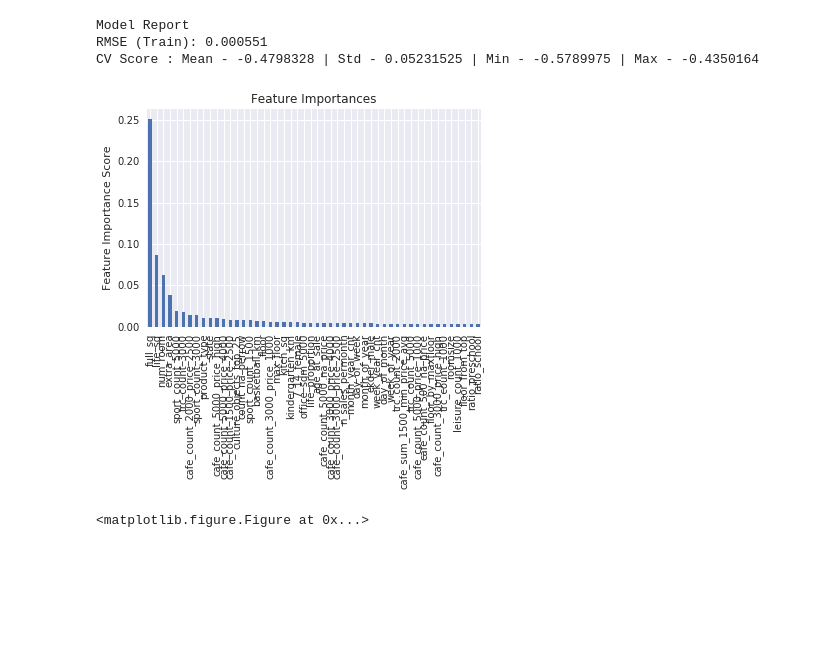
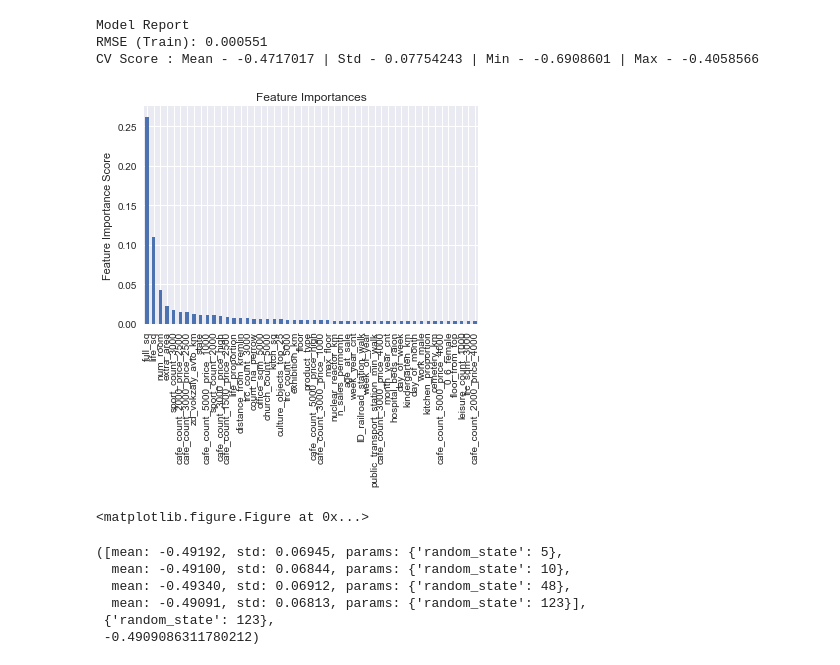
Before and after one commit to JCreeks/SyberbankHousingPrice, a Jupyter notebook: ETR_ParaTuning.ipynb, the cells around one changed output. Saved outputs shown, nothing was run; the diff lists cells and outputs as text; code cells hidden in the pictures; blank space fills up the shorter version.

```diff
--- a/ETR_ParaTuning.ipynb
+++ b/ETR_ParaTuning.ipynb
@@ -83,14 +83,27 @@ def modelfitGBM(alg, dtrain, predictors, target=target, CVMetrics=RMSLE, outputM
         plt.ylabel('Feature Importance Score')
         plt.figure(figsize=(20,10))
 # %%
-gbm0 = ExtraTreesRegressor(random_state=10)
-modelfitGBM(gbm0, X_train, predictors, target)
+gbm0 = ExtraTreesRegressor(random_state=5)
+modelfitGBM(gbm0, X_train, predictors, target, CVMetrics=RMSLE, outputMetrics=RMSLE_, cv_folds=10)
 # %% [output]
 Model Report
 RMSE (Train): 0.000551
-CV Score : Mean - -0.4798328 | Std - 0.05231525 | Min - -0.5789975 | Max - -0.4350164
+CV Score : Mean - -0.4717017 | Std - 0.07754243 | Min - -0.6908601 | Max - -0.4058566
-[figure, old version]
+[figure, new version]
 <matplotlib.figure.Figure at 0x...>
+# %%
+param_test = {'random_state':[5,10,48,123]}
+gsearch = GridSearchCV(estimator = ExtraTreesRegressor(),
+param_grid = param_test, scoring=RMSE, n_jobs=-1, cv=10)#iid=False,
+gsearch.fit(X_train[predictors],np.log(X_train[target]+1))
+gsearch.grid_scores_, gsearch.best_params_, gsearch.best_score_
+# %% [output]
+([mean: -0.49192, std: 0.06945, params: {'random_state': 5},
+  mean: -0.49100, std: 0.06844, params: {'random_state': 10},
+  mean: -0.49340, std: 0.06912, params: {'random_state': 48},
+  mean: -0.49091, std: 0.06813, params: {'random_state': 123}],
+ {'random_state': 123},
+ -0.4909086311780212)
 # %%
 param_test = {'n_estimators':range(100,1100,100)}
 gsearch = GridSearchCV(estimator = ExtraTreesRegressor(min_samples_split=500,max_depth=5,
```
Also changed, not shown: parts of 14 cells of this notebook, 3 other files.
